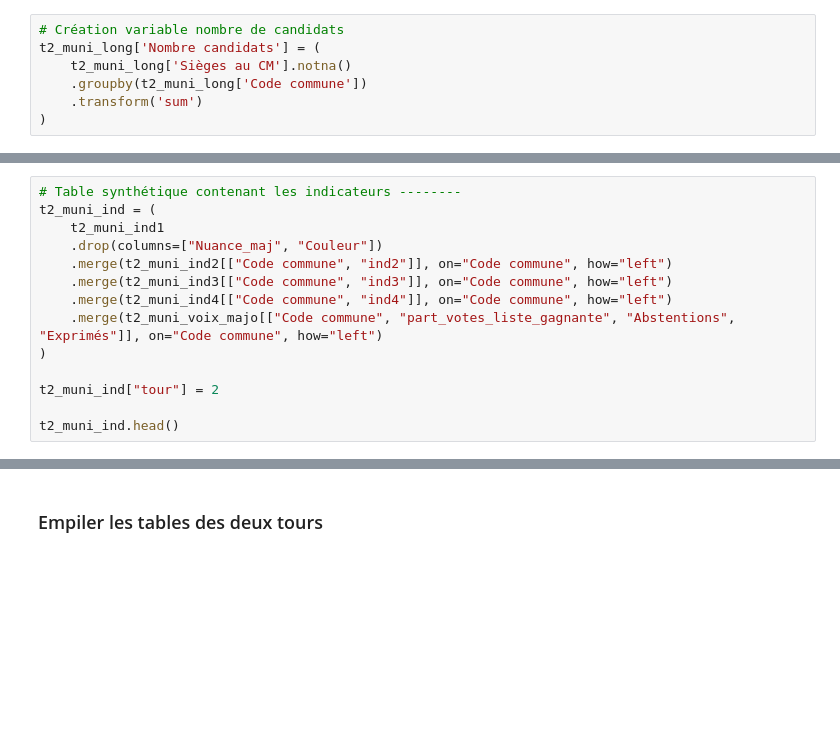
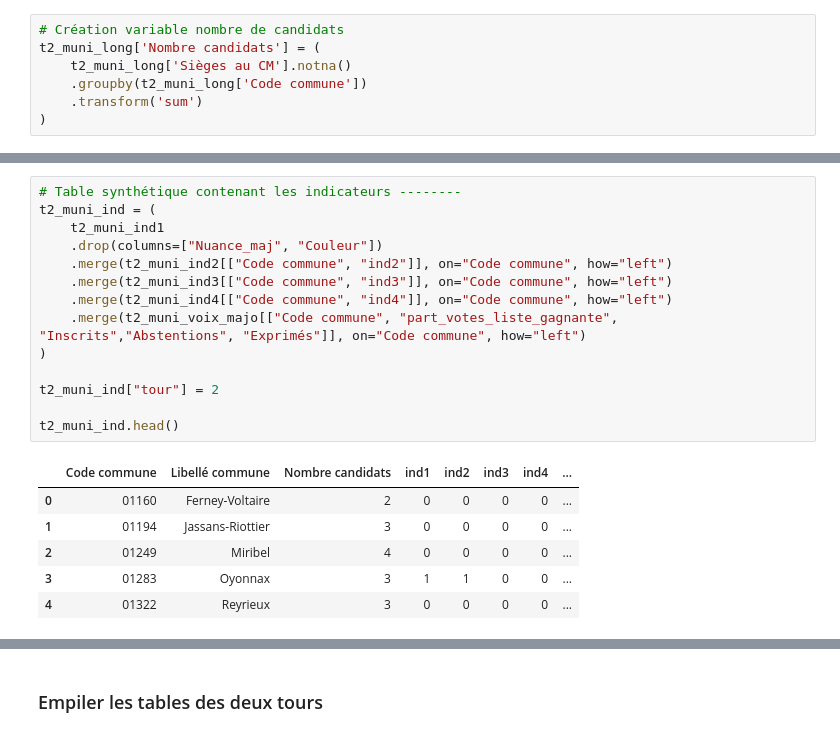
Before and after one commit to nelissanne/bistrots-et-bulletins, a Jupyter notebook: data_load_and_prep/2.data-prep.ipynb, the cells around one changed output, grey strips where cells are left out. Saved outputs shown, nothing was run; the diff lists cells and outputs as text; blank space fills up the shorter version.

```diff
--- a/data_load_and_prep/2.data-prep.ipynb
+++ b/data_load_and_prep/2.data-prep.ipynb
@@ -223,17 +401,24 @@ t2_muni_ind4['ind4'].value_counts() #aucune liste LHOR élue au deuxième tour
 # %%
 # Table synthétique contenant les indicateurs --------
 t2_muni_ind = (
     t2_muni_ind1
     .drop(columns=["Nuance_maj", "Couleur"])
     .merge(t2_muni_ind2[["Code commune", "ind2"]], on="Code commune", how="left")
     .merge(t2_muni_ind3[["Code commune", "ind3"]], on="Code commune", how="left")
     .merge(t2_muni_ind4[["Code commune", "ind4"]], on="Code commune", how="left")
-    .merge(t2_muni_voix_majo[["Code commune", "part_votes_liste_gagnante", "Abstentions", "Exprimés"]], on="Code commune", how="left")
+    .merge(t2_muni_voix_majo[["Code commune", "part_votes_liste_gagnante", "Inscrits","Abstentions", "Exprimés"]], on="Code commune", how="left")
 )
 
 t2_muni_ind["tour"] = 2
 
 t2_muni_ind.head()
+# %% [output]
+|  | Code commune | Libellé commune | Nombre candidats | ind1 | ind2 | ind3 | ind4 | ... |
+| 0 | 01160 | Ferney-Voltaire | 2 | 0 | 0 | 0 | 0 | ... |
+| 1 | 01194 | Jassans-Riottier | 3 | 0 | 0 | 0 | 0 | ... |
+| 2 | 01249 | Miribel | 4 | 0 | 0 | 0 | 0 | ... |
+| 3 | 01283 | Oyonnax | 3 | 1 | 1 | 0 | 0 | ... |
+| 4 | 01322 | Reyrieux | 3 | 0 | 0 | 0 | 0 | ... |
 # %%
 # Création de ind1
 t1_muni_ind1 = fprep.crea_ind1(t1_muni_long, nomenclature_couleur_nuance)
```
Also changed, not shown: parts of 35 cells of this notebook, 2 other files.
